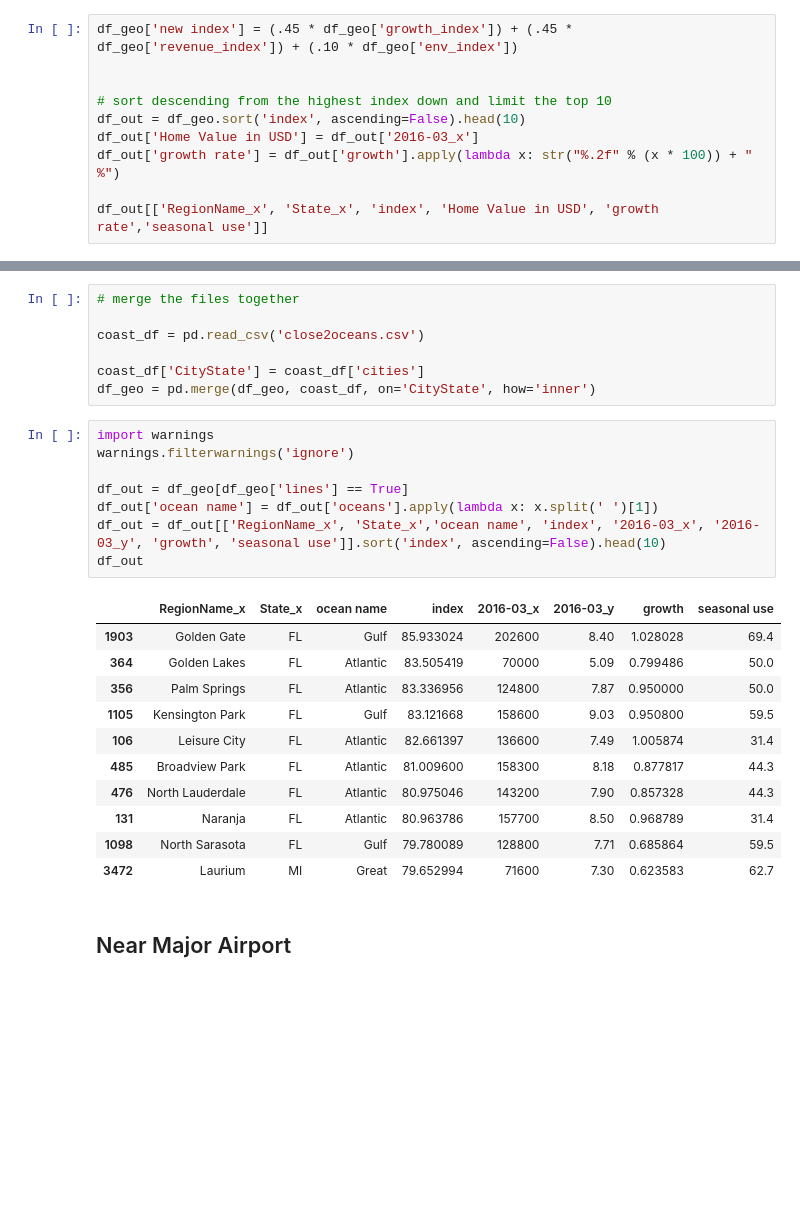
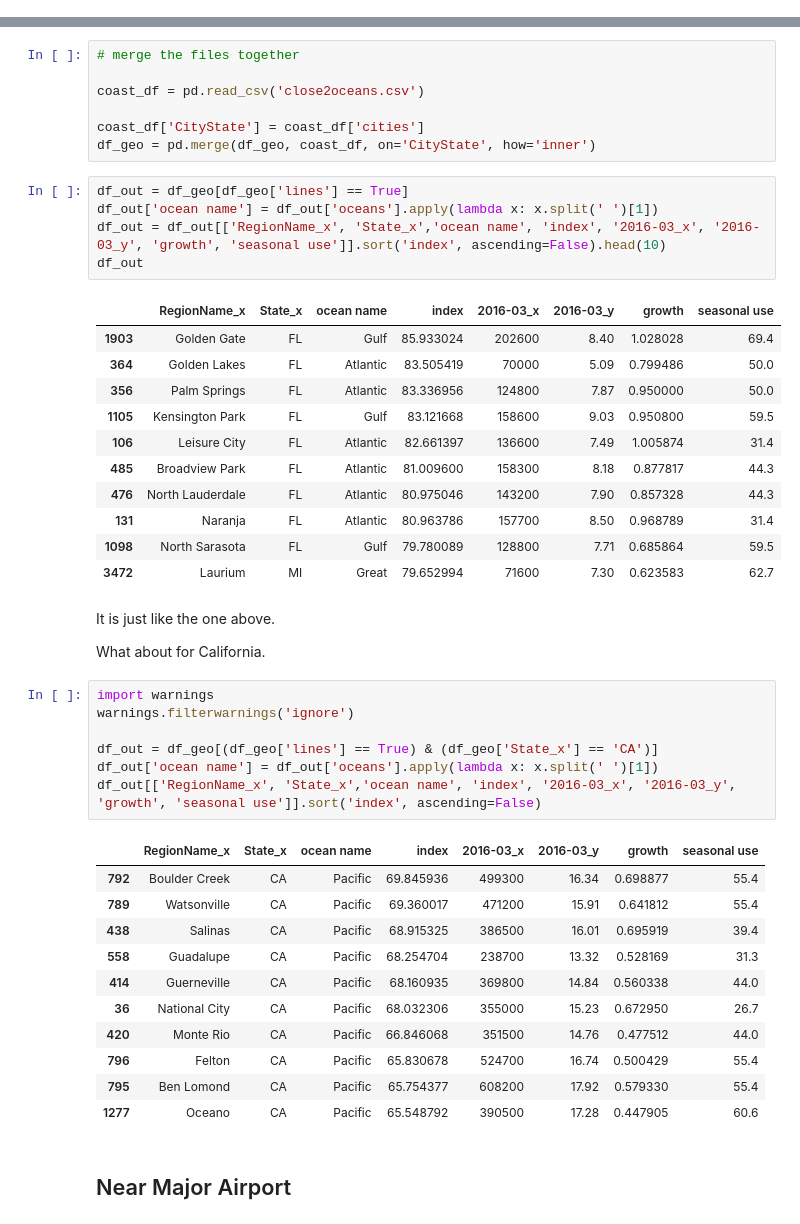
Before and after one commit to matt-stringer/vacation-rentals, a Jupyter notebook: Second Home Analysis.ipynb, the cells around one changed output, grey strips where cells are left out. Saved outputs shown, nothing was run; the diff lists cells and outputs as text; blank space fills up the shorter version.

```diff
--- a/Second Home Analysis.ipynb
+++ b/Second Home Analysis.ipynb
@@ -221,10 +232,0 @@ ax.scatter(df_out['Longitude'], df_out['Latitude'], marker='o');
-# %%
-df_geo['new index'] = (.45 * df_geo['growth_index']) + (.45 * df_geo['revenue_index']) + (.10 * df_geo['env_index'])
-
-
-# sort descending from the highest index down and limit the top 10
-df_out = df_geo.sort('index', ascending=False).head(10)
-df_out['Home Value in USD'] = df_out['2016-03_x']
-df_out['growth rate'] = df_out['growth'].apply(lambda x: str("%.2f" % (x * 100)) + " %")
-
-df_out[['RegionName_x', 'State_x', 'index', 'Home Value in USD', 'growth rate','seasonal use']]
@@ -368,26 +384,46 @@ coast_df = pd.read_csv('close2oceans.csv')
 
 coast_df['CityState'] = coast_df['cities']
 df_geo = pd.merge(df_geo, coast_df, on='CityState', how='inner')
+# %%
+df_out = df_geo[df_geo['lines'] == True]
+df_out['ocean name'] = df_out['oceans'].apply(lambda x: x.split(' ')[1])
+df_out = df_out[['RegionName_x', 'State_x','ocean name', 'index', '2016-03_x', '2016-03_y', 'growth', 'seasonal use']].sort('index', ascending=False).head(10)
+df_out
+# %% [output]
+|  | RegionName_x | State_x | ocean name | index | 2016-03_x | 2016-03_y | growth | seasonal use |
+| 1903 | Golden Gate | FL | Gulf | 85.933024 | 202600 | 8.40 | 1.028028 | 69.4 |
+| 364 | Golden Lakes | FL | Atlantic | 83.505419 | 70000 | 5.09 | 0.799486 | 50.0 |
+| 356 | Palm Springs | FL | Atlantic | 83.336956 | 124800 | 7.87 | 0.950000 | 50.0 |
+| 1105 | Kensington Park | FL | Gulf | 83.121668 | 158600 | 9.03 | 0.950800 | 59.5 |
+| 106 | Leisure City | FL | Atlantic | 82.661397 | 136600 | 7.49 | 1.005874 | 31.4 |
+| 485 | Broadview Park | FL | Atlantic | 81.009600 | 158300 | 8.18 | 0.877817 | 44.3 |
+| 476 | North Lauderdale | FL | Atlantic | 80.975046 | 143200 | 7.90 | 0.857328 | 44.3 |
+| 131 | Naranja | FL | Atlantic | 80.963786 | 157700 | 8.50 | 0.968789 | 31.4 |
+| 1098 | North Sarasota | FL | Gulf | 79.780089 | 128800 | 7.71 | 0.685864 | 59.5 |
+| 3472 | Laurium | MI | Great | 79.652994 | 71600 | 7.30 | 0.623583 | 62.7 |
+# %% [markdown]
+It is just like the one above.
+
+What about for California.
 # %%
 import warnings
 warnings.filterwarnings('ignore')
 
-df_out = df_geo[df_geo['lines'] == True]
+df_out = df_geo[(df_geo['lines'] == True) & (df_geo['State_x'] == 'CA')]
 df_out['ocean name'] = df_out['oceans'].apply(lambda x: x.split(' ')[1])
-df_out = df_out[['RegionName_x', 'State_x','ocean name', 'index', '2016-03_x', '2016-03_y', 'growth', 'seasonal use']].sort('index', ascending=False).head(10)
-df_out
+df_out[['RegionName_x', 'State_x','ocean name', 'index', '2016-03_x', '2016-03_y', 'growth', 'seasonal use']].sort('index', ascending=False)
 # %% [output]
 |  | RegionName_x | State_x | ocean name | index | 2016-03_x | 2016-03_y | growth | seasonal use |
-| 1903 | Golden Gate | FL | Gulf | 85.933024 | 202600 | 8.40 | 1.028028 | 69.4 |
-| 364 | Golden Lakes | FL | Atlantic | 83.505419 | 70000 | 5.09 | 0.799486 | 50.0 |
-| 356 | Palm Springs | FL | Atlantic | 83.336956 | 124800 | 7.87 | 0.950000 | 50.0 |
-| 1105 | Kensington Park | FL | Gulf | 83.121668 | 158600 | 9.03 | 0.950800 | 59.5 |
-| 106 | Leisure City | FL | Atlantic | 82.661397 | 136600 | 7.49 | 1.005874 | 31.4 |
-| 485 | Broadview Park | FL | Atlantic | 81.009600 | 158300 | 8.18 | 0.877817 | 44.3 |
-| 476 | North Lauderdale | FL | Atlantic | 80.975046 | 143200 | 7.90 | 0.857328 | 44.3 |
-| 131 | Naranja | FL | Atlantic | 80.963786 | 157700 | 8.50 | 0.968789 | 31.4 |
-| 1098 | North Sarasota | FL | Gulf | 79.780089 | 128800 | 7.71 | 0.685864 | 59.5 |
-| 3472 | Laurium | MI | Great | 79.652994 | 71600 | 7.30 | 0.623583 | 62.7 |
+| 792 | Boulder Creek | CA | Pacific | 69.845936 | 499300 | 16.34 | 0.698877 | 55.4 |
+| 789 | Watsonville | CA | Pacific | 69.360017 | 471200 | 15.91 | 0.641812 | 55.4 |
+| 438 | Salinas | CA | Pacific | 68.915325 | 386500 | 16.01 | 0.695919 | 39.4 |
+| 558 | Guadalupe | CA | Pacific | 68.254704 | 238700 | 13.32 | 0.528169 | 31.3 |
+| 414 | Guerneville | CA | Pacific | 68.160935 | 369800 | 14.84 | 0.560338 | 44.0 |
+| 36 | National City | CA | Pacific | 68.032306 | 355000 | 15.23 | 0.672950 | 26.7 |
+| 420 | Monte Rio | CA | Pacific | 66.846068 | 351500 | 14.76 | 0.477512 | 44.0 |
+| 796 | Felton | CA | Pacific | 65.830678 | 524700 | 16.74 | 0.500429 | 55.4 |
+| 795 | Ben Lomond | CA | Pacific | 65.754377 | 608200 | 17.92 | 0.579330 | 55.4 |
+| 1277 | Oceano | CA | Pacific | 65.548792 | 390500 | 17.28 | 0.447905 | 60.6 |
 # %% [markdown]
 ## Near Major Airport
 # %% [markdown]
```
Also changed, not shown: parts of 31 cells of this notebook, 6 other files.
